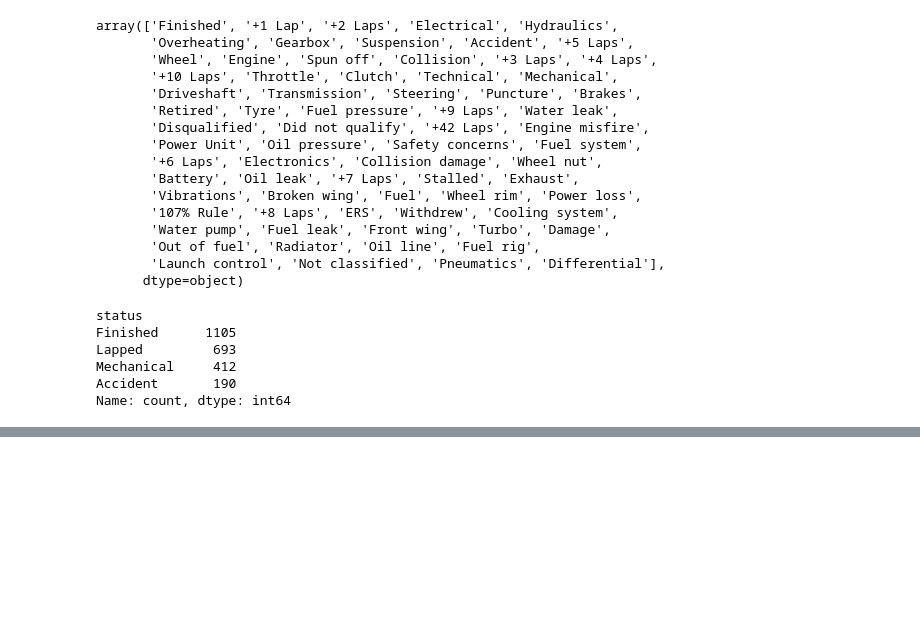
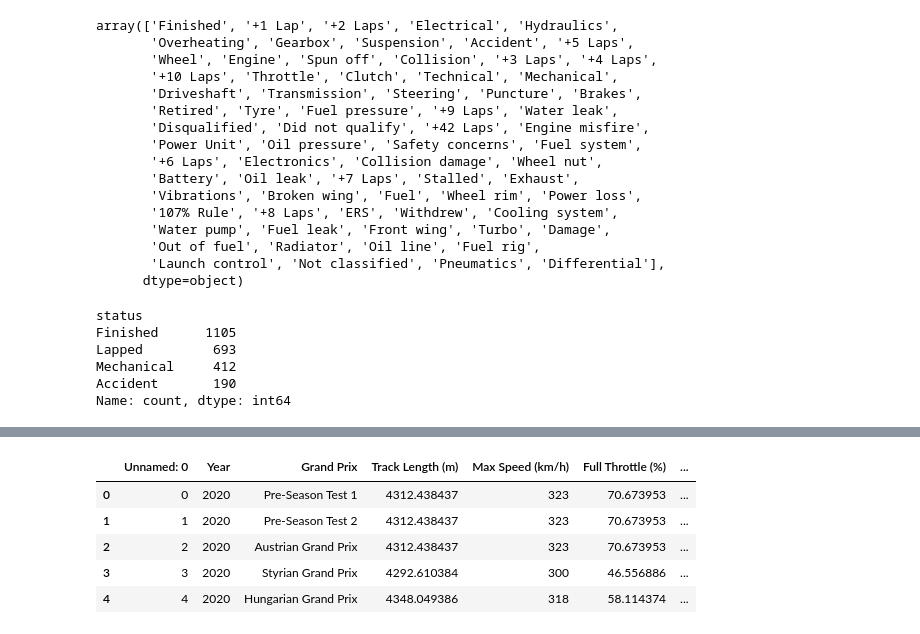
Before and after one commit to NandiniKodali988/F1-Through-Data, a Jupyter notebook: technical-details/data-cleaning/main.ipynb, the cells around one changed output, grey strips where cells are left out. Drawn from its saved outputs; the diff is of its cells as text; code cells hidden in the pictures; blank space fills up the shorter version.

Commit message:
race track features - cleaned

```diff
--- a/technical-details/data-cleaning/main.ipynb
+++ b/technical-details/data-cleaning/main.ipynb
@@ -596,3 +598,14 @@ data.head()
 | 4 | 2010 | 1 | Bahrain Grand Prix | http://en.wikipedia.org/wiki/2010... | Bahrain International Circuit | Sakhir | Bahrain | 2010-03-14 | 5 | 10.0 | ... |
 # %%
 data.to_csv("../../data/processed-data/race_info.csv", index=False)
+# %%
+# race track features
+data = pd.read_csv("../../data/raw-data/circuit_data/merged_circuit_features.csv")
+data.head()
+# %% [output]
+|  | Unnamed: 0 | Year | Grand Prix | Track Length (m) | Max Speed (km/h) | Full Throttle (%) | ... |
+| 0 | 0 | 2020 | Pre-Season Test 1 | 4312.438437 | 323 | 70.673953 | ... |
+| 1 | 1 | 2020 | Pre-Season Test 2 | 4312.438437 | 323 | 70.673953 | ... |
+| 2 | 2 | 2020 | Austrian Grand Prix | 4312.438437 | 323 | 70.673953 | ... |
+| 3 | 3 | 2020 | Styrian Grand Prix | 4292.610384 | 300 | 46.556886 | ... |
+| 4 | 4 | 2020 | Hungarian Grand Prix | 4348.049386 | 318 | 58.114374 | ... |
```
Also changed, not shown: parts of 5 cells of this notebook, 4 other files.
